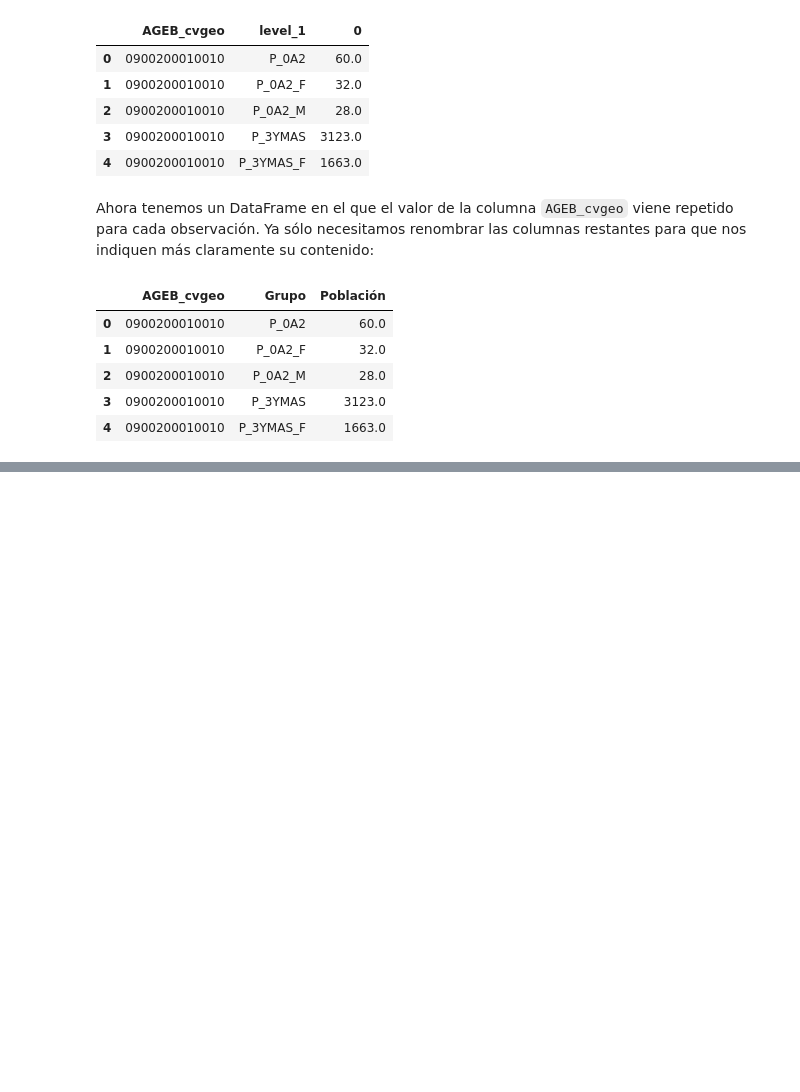
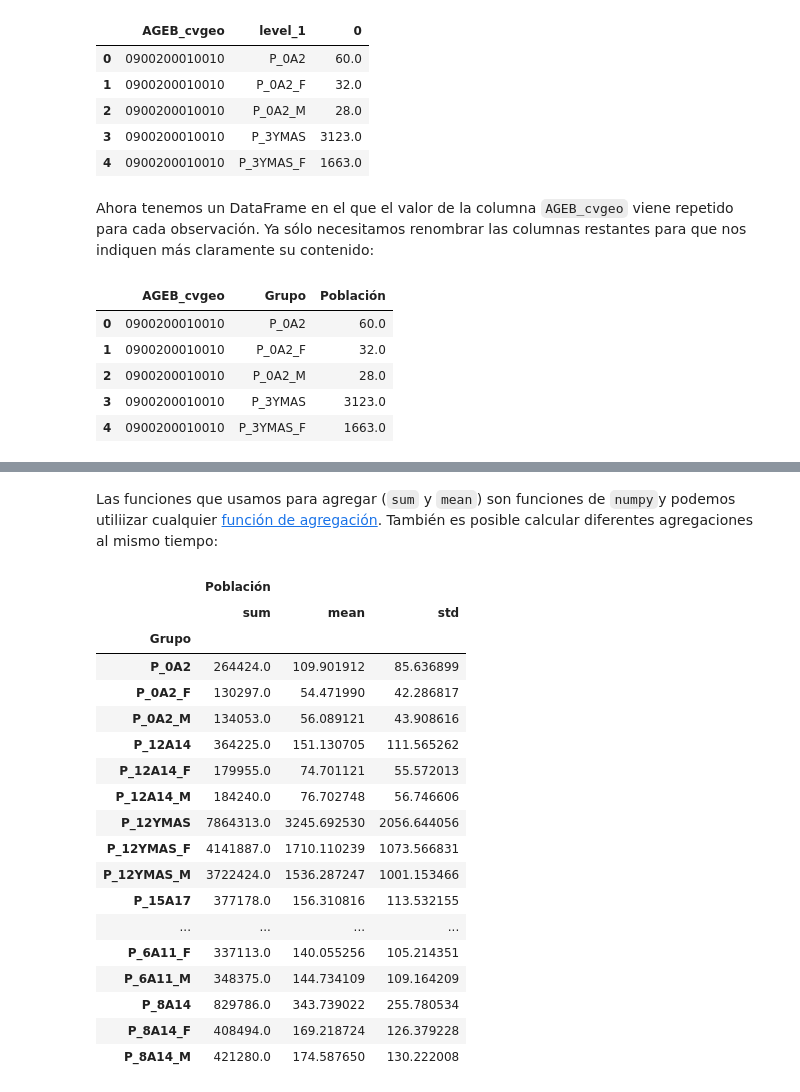
Before and after one commit to CentroGeo/libro-geoinformatica, a Jupyter notebook: parte_1/01_transformacion.ipynb, the cells around one changed output, grey strips where cells are left out. Saved outputs shown, nothing was run; the diff lists cells and outputs as text; code cells hidden in the pictures; blank space fills up the shorter version.

```diff
--- a/parte_1/01_transformacion.ipynb
+++ b/parte_1/01_transformacion.ipynb
@@ -612,0 +570,3 @@ La versatilidad de `.groupby()` permite que sobre los grupos no sólo se puedan
+# %%
+grupos = rangos.groupby('Grupo')
+grupos
@@ -613 +627,25 @@ La versatilidad de `.groupby()` permite que sobre los grupos no sólo se puedan
+# %% [markdown]
+Las funciones que usamos para agregar (`sum` y `mean`) son funciones de `numpy`y podemos utiliizar cualquier [función de agregación](https://www.codespeedy.com/aggregate-and-statistical-functions-in-numpy/). También es posible calcular diferentes agregaciones al mismo tiempo:
+# %%
+grupos.aggregate([np.sum, np.mean, np.std])
+# %% [output]
+|  | Población |  |  |
+|  | sum | mean | std |
+| Grupo |  |  |  |
+| P_0A2 | 264424.0 | 109.901912 | 85.636899 |
+| P_0A2_F | 130297.0 | 54.471990 | 42.286817 |
+| P_0A2_M | 134053.0 | 56.089121 | 43.908616 |
+| P_12A14 | 364225.0 | 151.130705 | 111.565262 |
+| P_12A14_F | 179955.0 | 74.701121 | 55.572013 |
+| P_12A14_M | 184240.0 | 76.702748 | 56.746606 |
+| P_12YMAS | 7864313.0 | 3245.692530 | 2056.644056 |
+| P_12YMAS_F | 4141887.0 | 1710.110239 | 1073.566831 |
+| P_12YMAS_M | 3722424.0 | 1536.287247 | 1001.153466 |
+| P_15A17 | 377178.0 | 156.310816 | 113.532155 |
+| ... | ... | ... | ... |
+| P_6A11_F | 337113.0 | 140.055256 | 105.214351 |
+| P_6A11_M | 348375.0 | 144.734109 | 109.164209 |
+| P_8A14 | 829786.0 | 343.739022 | 255.780534 |
+| P_8A14_F | 408494.0 | 169.218724 | 126.379228 |
+| P_8A14_M | 421280.0 | 174.587650 | 130.222008 |
 # %% [markdown]
```
Also changed, not shown: parts of 18 cells of this notebook, 1 other file.
